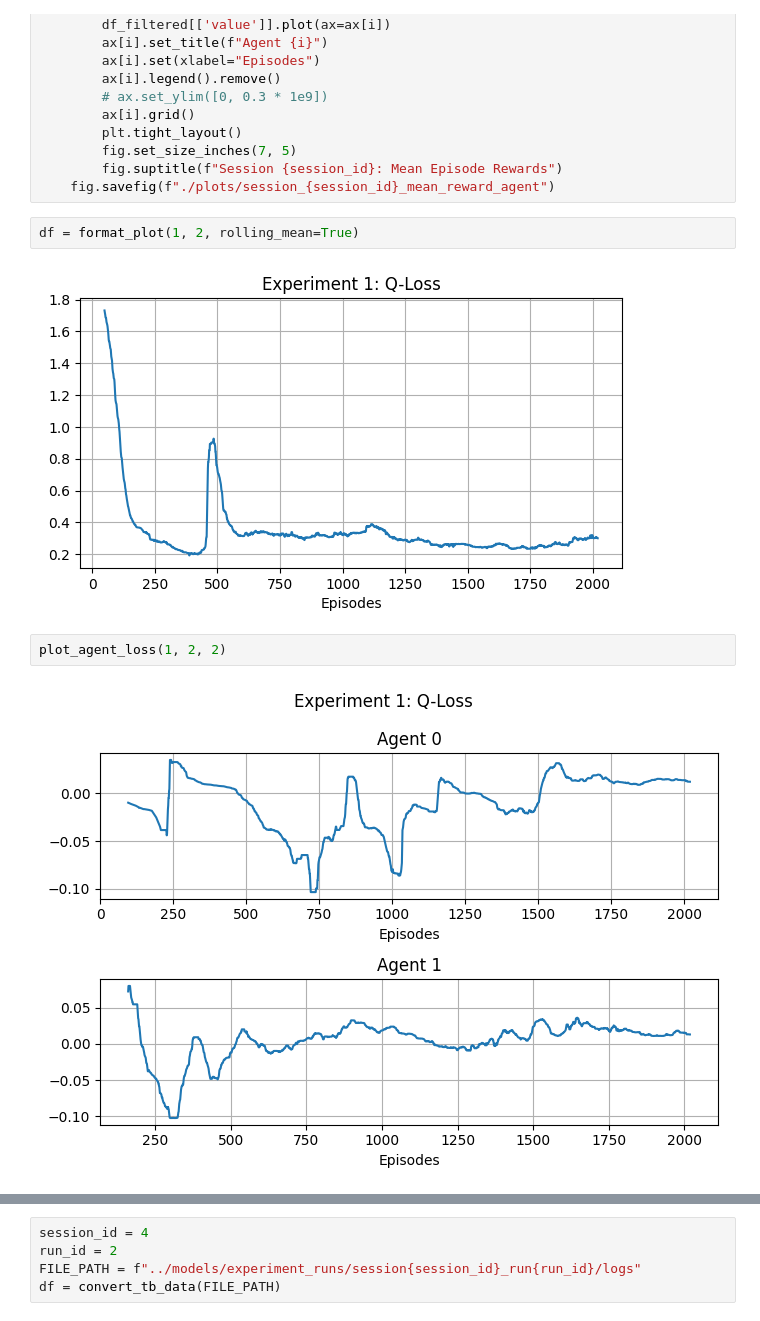
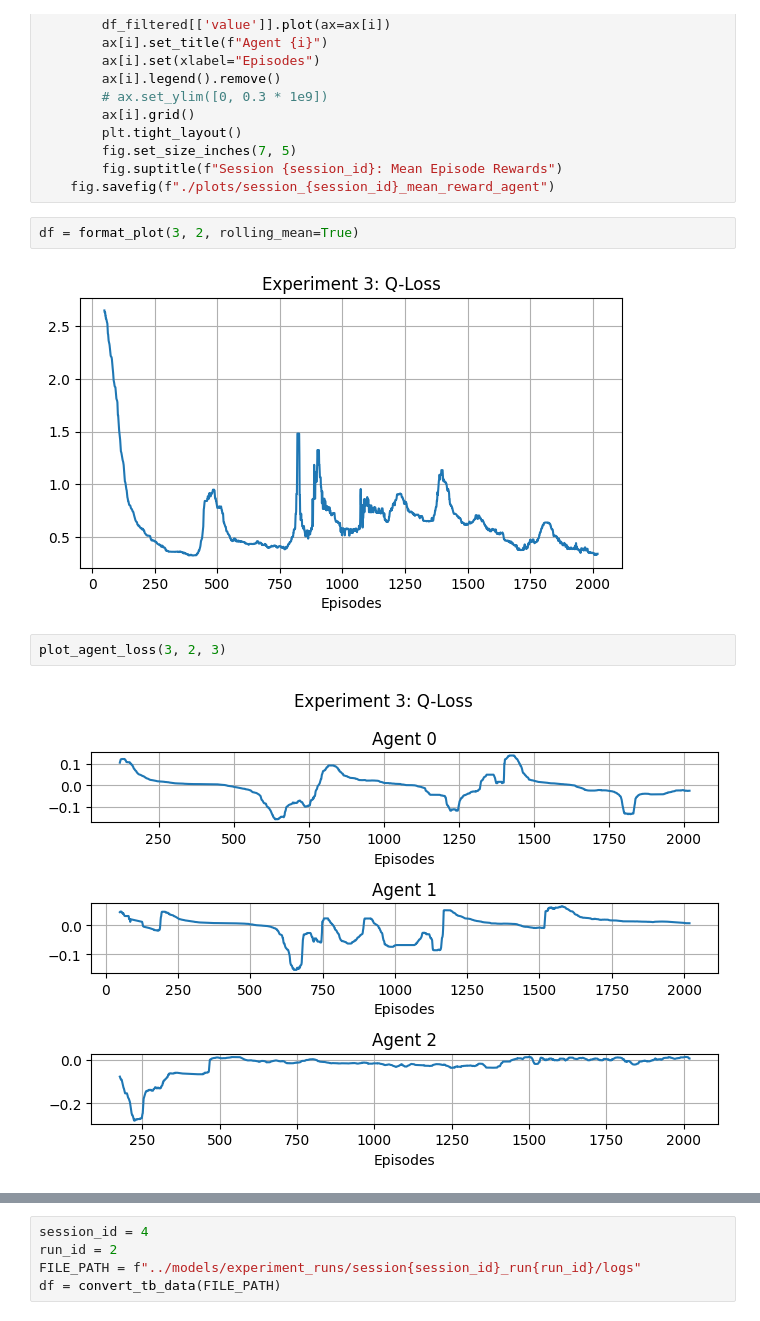
Before and after one commit to buehrerc/MAAC-auto-gov, a Jupyter notebook: analysis/generate_plots.ipynb, the cells around one changed output, grey strips where cells are left out. Saved outputs shown, nothing was run; the diff lists cells and outputs as text.

```diff
--- a/analysis/generate_plots.ipynb
+++ b/analysis/generate_plots.ipynb
@@ -76,11 +76,11 @@ def plot_agent_reward(session_id, run_id, agent_num, filter_outliers=False):
         fig.suptitle(f"Session {session_id}: Mean Episode Rewards")
     fig.savefig(f"./plots/session_{session_id}_mean_reward_agent")
 # %%
-df = format_plot(1, 2, rolling_mean=True)
+df = format_plot(3, 2, rolling_mean=True)
 # %% [output]
-[figure, old version]
+[figure, new version]
 # %%
-plot_agent_loss(1, 2, 2)
+plot_agent_loss(3, 2, 3)
 # %% [output]
-[figure, old version]
+[figure, new version]
 # %%
```
Also changed, not shown: parts of 6 cells of this notebook, 7 other files.
